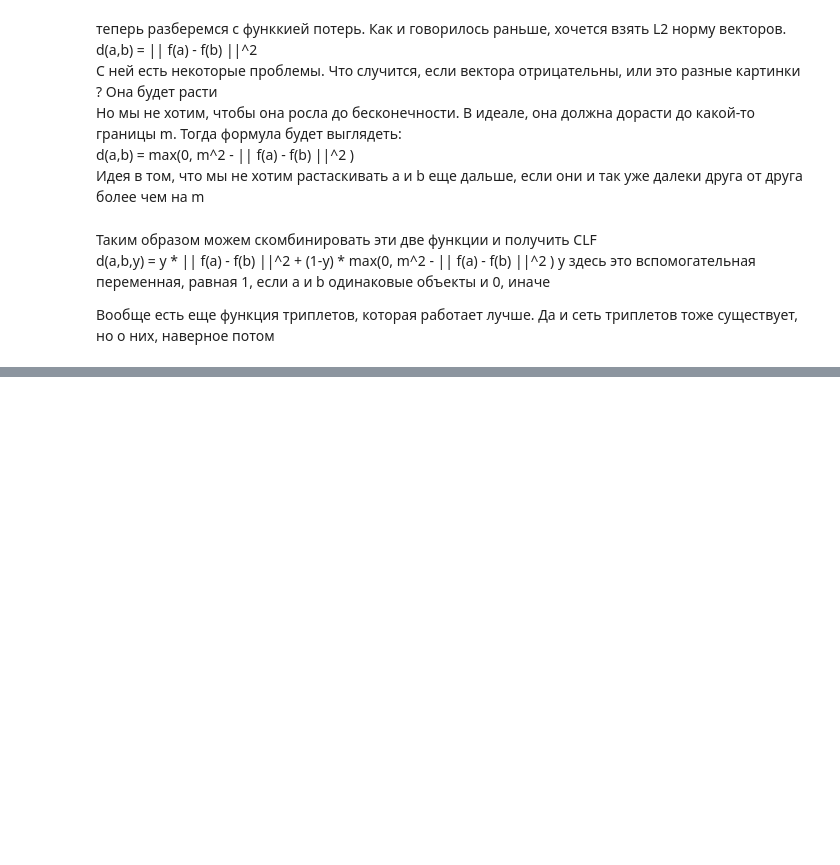
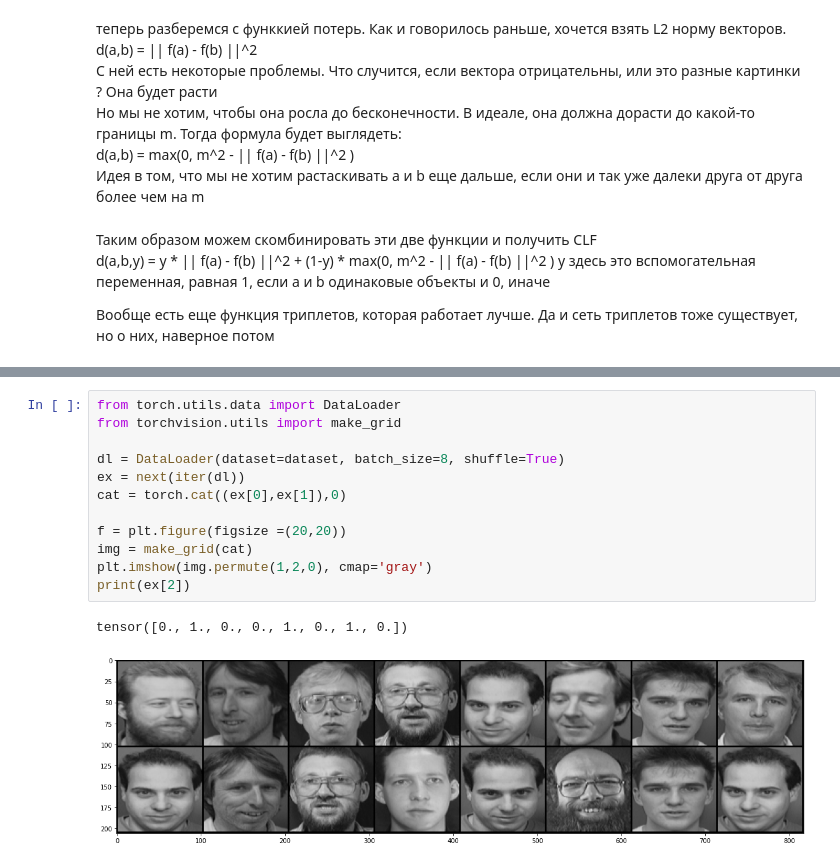
Before and after one commit to preciselyV/masteringComputerVision, a Jupyter notebook: nets/SiameseNN.ipynb, the cells around one changed output, grey strips where cells are left out. Cells and saved outputs as stored; diff of their text form; blank space fills up the shorter version.

```diff
--- a/nets/SiameseNN.ipynb
+++ b/nets/SiameseNN.ipynb
@@ -42,0 +101,15 @@ y здесь это вспомогательная переменная, рав
+# %%
+from torch.utils.data import DataLoader
+from torchvision.utils import make_grid
+
+dl = DataLoader(dataset=dataset, batch_size=8, shuffle=True)
+ex = next(iter(dl))
+cat = torch.cat((ex[0],ex[1]),0)
+
+f = plt.figure(figsize =(20,20))
+img = make_grid(cat)
+plt.imshow(img.permute(1,2,0), cmap='gray')
+print(ex[2])
+# %% [output]
+tensor([0., 1., 0., 0., 1., 0., 1., 0.])
+[figure, added]
```
Also changed, not shown: parts of 5 cells of this notebook.
